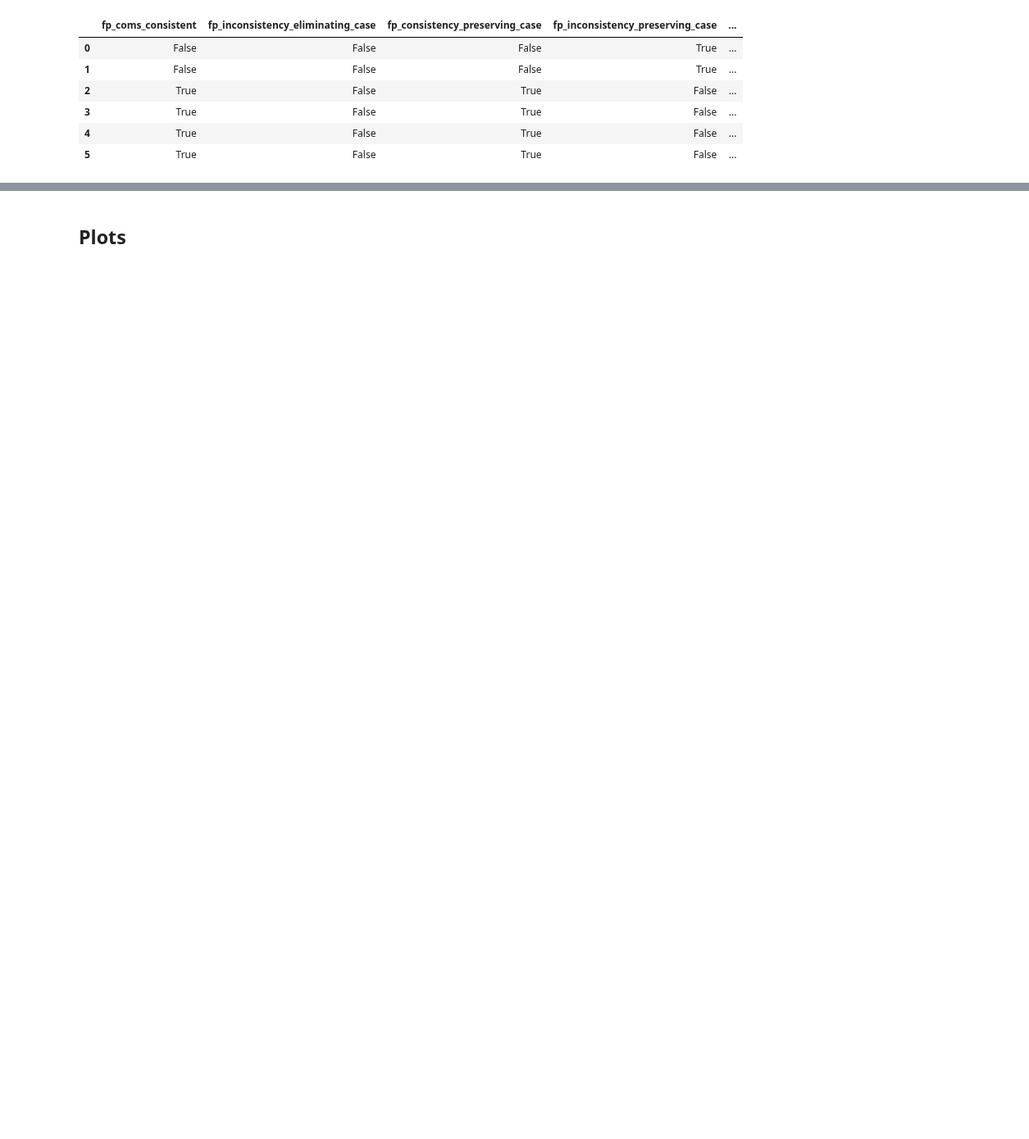
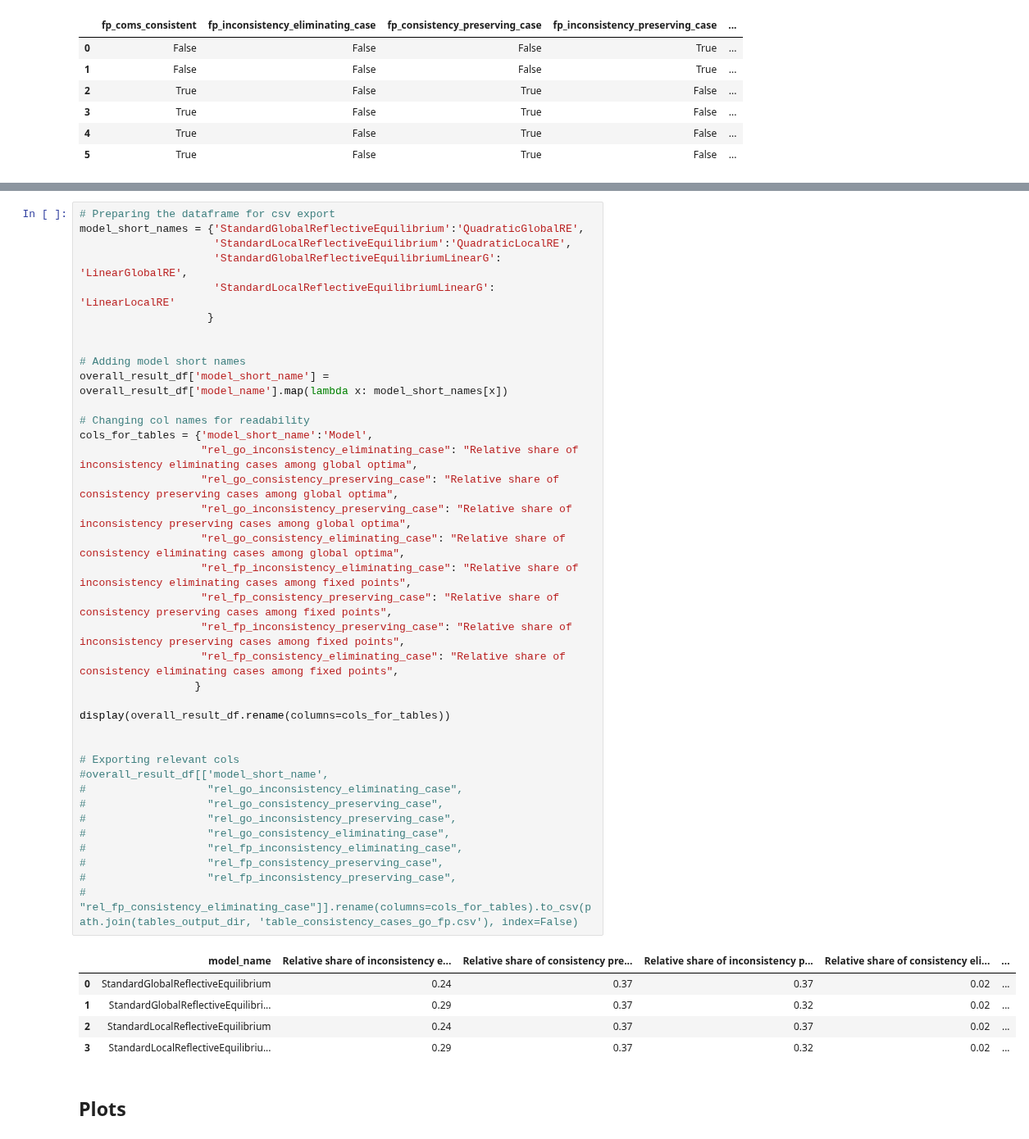
Before and after one commit to re-models/re-technical-report, a Jupyter notebook: notebooks/data_analysis_chapter_commitment-consistency.ipynb, the cells around one changed output, grey strips where cells are left out. Shown at 82% size. Cells and saved outputs as stored; diff of their text form; blank space fills up the shorter version.

```diff
--- a/notebooks/data_analysis_chapter_commitment-consistency.ipynb
+++ b/notebooks/data_analysis_chapter_commitment-consistency.ipynb
@@ -259,2 +357,45 @@ fp_result_df.reset_index(inplace=True)
+# %%
+# Preparing the dataframe for csv export
+model_short_names = {'StandardGlobalReflectiveEquilibrium':'QuadraticGlobalRE',
+                     'StandardLocalReflectiveEquilibrium':'QuadraticLocalRE',
+                     'StandardGlobalReflectiveEquilibriumLinearG': 'LinearGlobalRE',
+                     'StandardLocalReflectiveEquilibriumLinearG': 'LinearLocalRE'
+                    }
+
+
+# Adding model short names
+overall_result_df['model_short_name'] = overall_result_df['model_name'].map(lambda x: model_short_names[x])
+
+# Changing col names for readability
+cols_for_tables = {'model_short_name':'Model',
+                   "rel_go_inconsistency_eliminating_case": "Relative share of inconsistency eliminating cases among global optima",
+                   "rel_go_consistency_preserving_case": "Relative share of consistency preserving cases among global optima",
+                   "rel_go_inconsistency_preserving_case": "Relative share of inconsistency preserving cases among global optima",
+                   "rel_go_consistency_eliminating_case": "Relative share of consistency eliminating cases among global optima",
+                   "rel_fp_inconsistency_eliminating_case": "Relative share of inconsistency eliminating cases among fixed points",
+                   "rel_fp_consistency_preserving_case": "Relative share of consistency preserving cases among fixed points",
+                   "rel_fp_inconsistency_preserving_case": "Relative share of inconsistency preserving cases among fixed points",
+                   "rel_fp_consistency_eliminating_case": "Relative share of consistency eliminating cases among fixed points",
+                  }
+
+display(overall_result_df.rename(columns=cols_for_tables))
+
+
+# Exporting relevant cols
+#overall_result_df[['model_short_name',
+#                   "rel_go_inconsistency_eliminating_case",
+#                   "rel_go_consistency_preserving_case",
+#                   "rel_go_inconsistency_preserving_case",
+#                   "rel_go_consistency_eliminating_case",
+#                   "rel_fp_inconsistency_eliminating_case",
+#                   "rel_fp_consistency_preserving_case",
+#                   "rel_fp_inconsistency_preserving_case",
+#                   "rel_fp_consistency_eliminating_case"]].rename(columns=cols_for_tables).to_csv(path.join(tables_output_dir, 'table_consistency_cases_go_fp.csv'), index=False)
+# %% [output]
+|  | model_name | Relative share of inconsistency e... | Relative share of consistency pre... | Relative share of inconsistency p... | Relative share of consistency eli... | ... |
+| 0 | StandardGlobalReflectiveEquilibrium | 0.24 | 0.37 | 0.37 | 0.02 | ... |
+| 1 | StandardGlobalReflectiveEquilibri... | 0.29 | 0.37 | 0.32 | 0.02 | ... |
+| 2 | StandardLocalReflectiveEquilibrium | 0.24 | 0.37 | 0.37 | 0.02 | ... |
+| 3 | StandardLocalReflectiveEquilibriu... | 0.29 | 0.37 | 0.32 | 0.02 | ... |
 # %% [markdown]
 ## Plots
```
Also changed, not shown: parts of 29 cells of this notebook.
